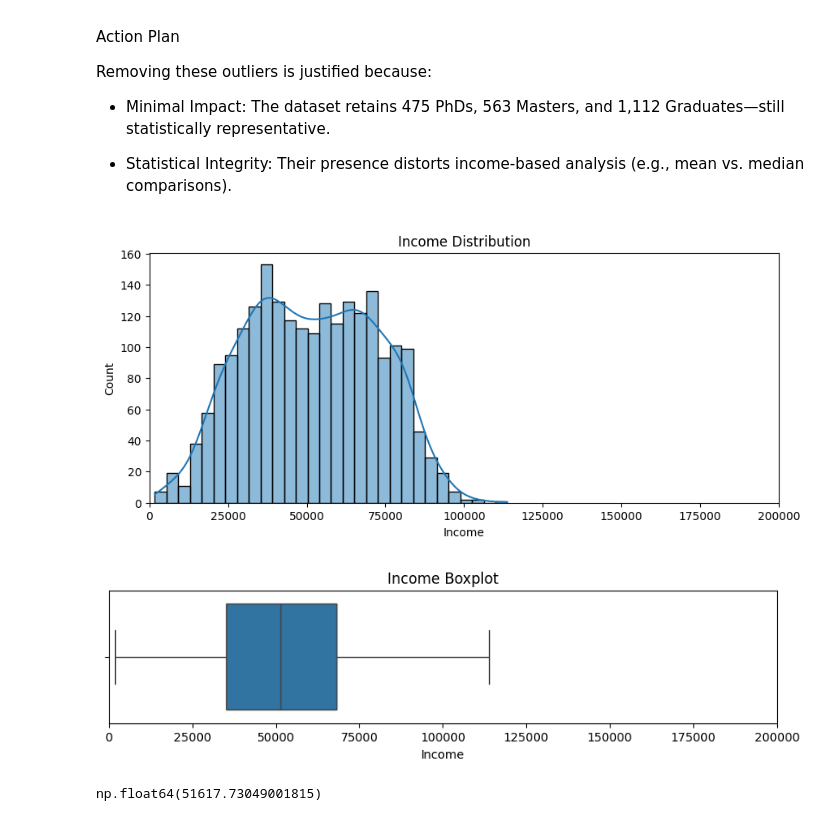
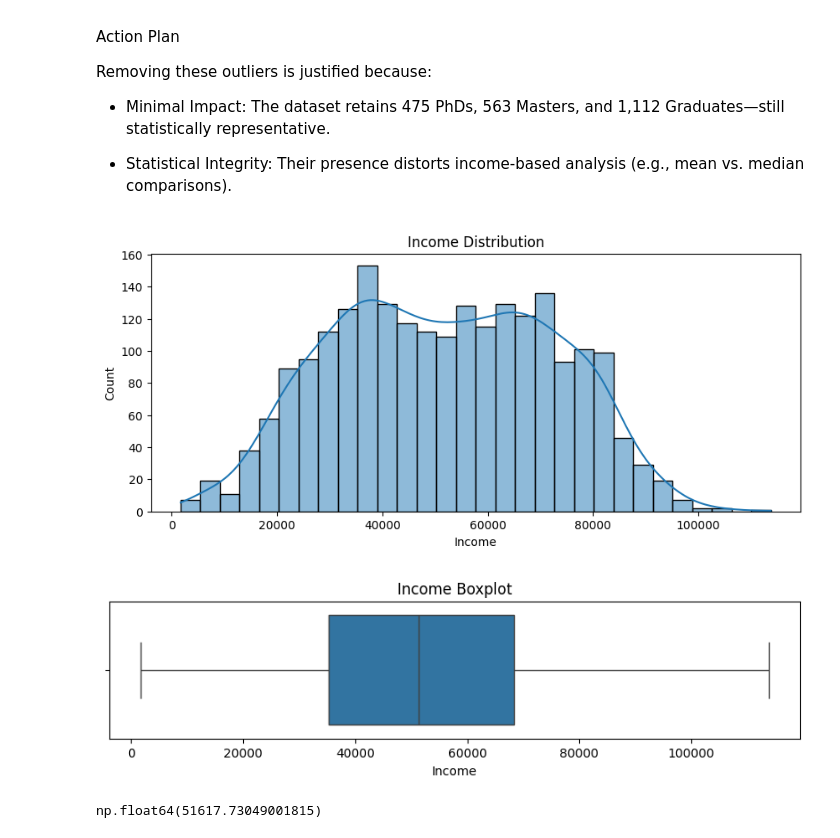
Before and after one commit to NKHUBALALE/Marketing-dataset, a Jupyter notebook: marketing.ipynb, the cells around one changed output. Drawn from its saved outputs; the diff is of its cells as text; code cells hidden in the pictures.

```diff
--- a/marketing.ipynb
+++ b/marketing.ipynb
@@ -319,25 +332,23 @@ Removing these outliers is justified because:
 # %%
 marketing = marketing[marketing['Income'] < 150000]
 
 
 marketing['Income'].mean()
 
 
 plt.figure(figsize=(10, 4))
 sns.histplot(marketing['Income'], bins=30, kde=True)
 plt.title("Income Distribution")
-plt.xlim(0, 200000)
 
 plt.show()
 
 plt.figure(figsize=(10, 2))
 sns.boxplot(x=marketing['Income'])
 plt.title("Income Boxplot")
-plt.xlim(0, 200000)
 plt.show()
 # %% [output]
-[figure, old version]
+[figure, new version]
-[figure, old version]
+[figure, new version]
 # %%
 marketing['Income'].mean()
 # %% [output]
```
Also changed, not shown: parts of 40 cells of this notebook.
